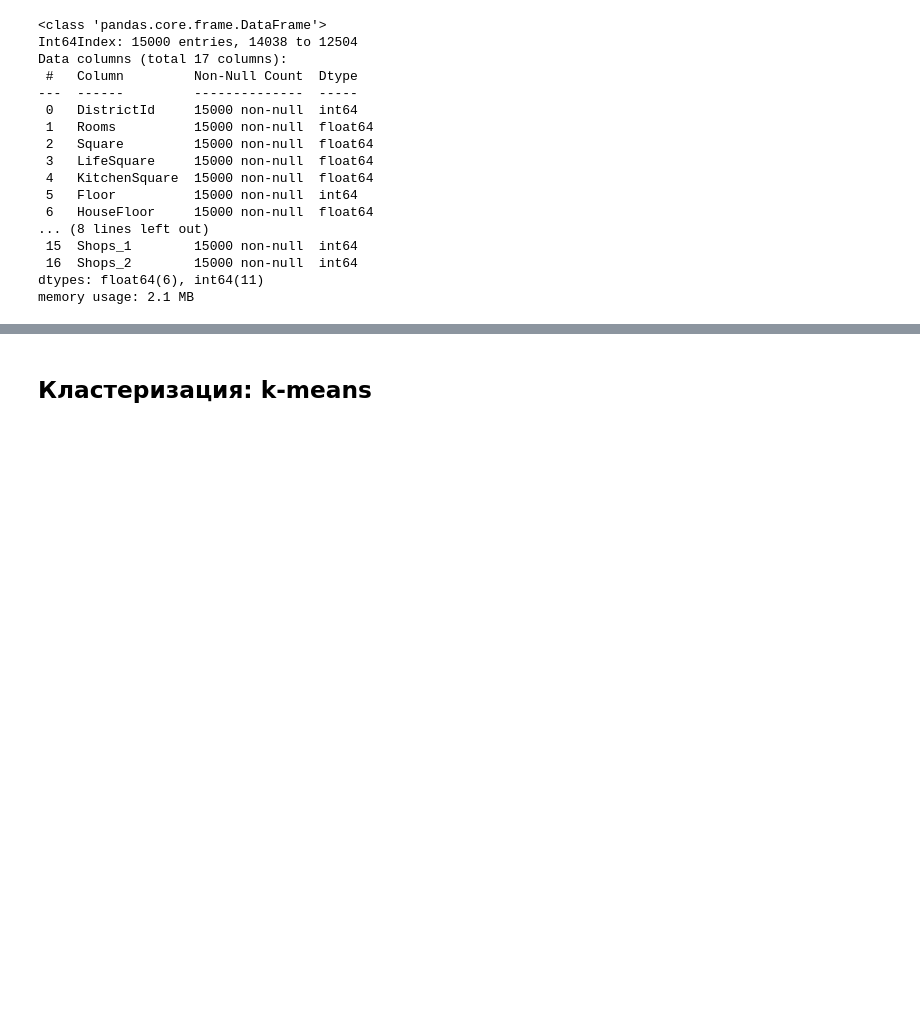
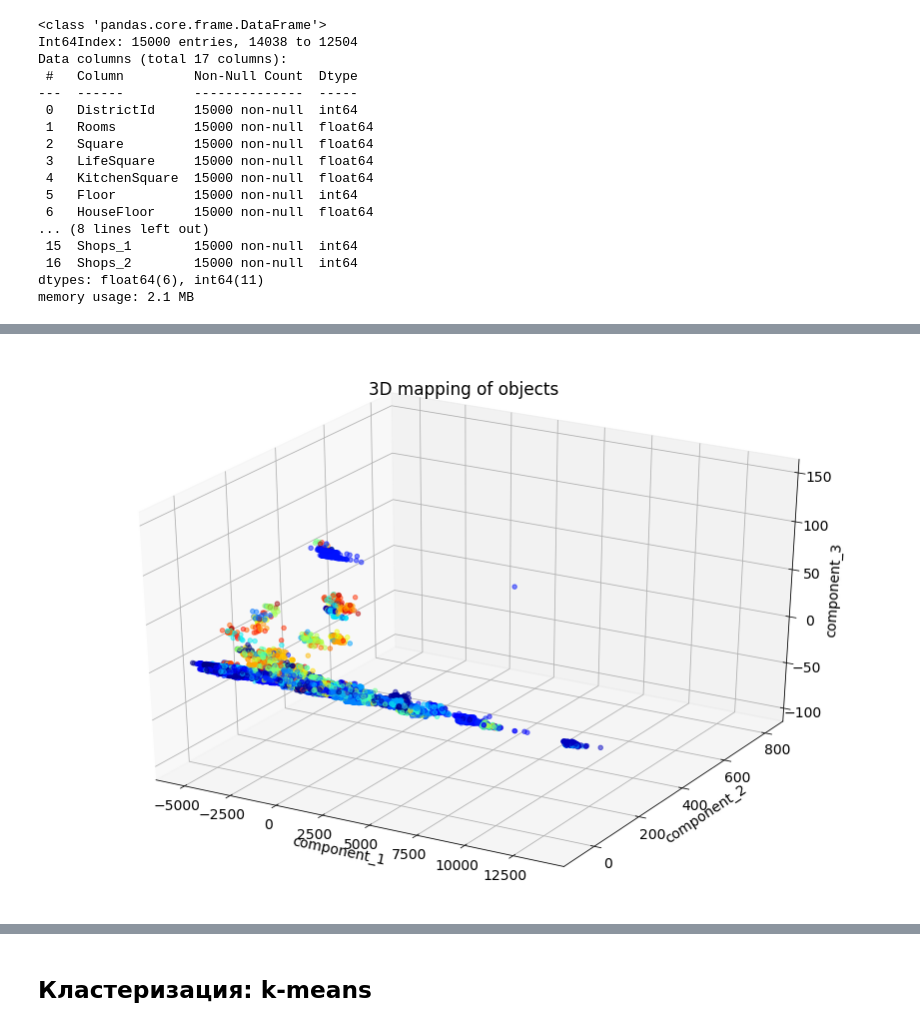
Before and after one commit to vadimsachkov/PYTHON-for-DATA-SCIENCE, a Jupyter notebook: KURSOVAYA/v8/Kursovaya_v8.ipynb, the cells around one changed output, grey strips where cells are left out. Saved outputs shown, nothing was run; the diff lists cells and outputs as text; code cells hidden in the pictures; blank space fills up the shorter version.

```diff
--- a/KURSOVAYA/v8/Kursovaya_v8.ipynb
+++ b/KURSOVAYA/v8/Kursovaya_v8.ipynb
@@ -897,3 +934,3 @@ display_components_in_2D_space(components_2d, df['Price'])
 # %%
-components_3d = reduce_dims_to_3D_space_with_PCA(df_features)
+components_3d = reduce_dims_to_3D_space_with_PCA(df_socium)
 components_3d
@@ -900,4 +951,6 @@ components_3d
 # %%
-display_components_in_3D_space(components_3d, df['Price'])
+display_components_in_3D_space(components_3d, df['DistrictId'])
+# %% [output]
+[figure, added]
 # %%
 # Видим что на Колонке кластеризуются плохо
```
Also changed, not shown: parts of 19 cells of this notebook, 7 other files.
